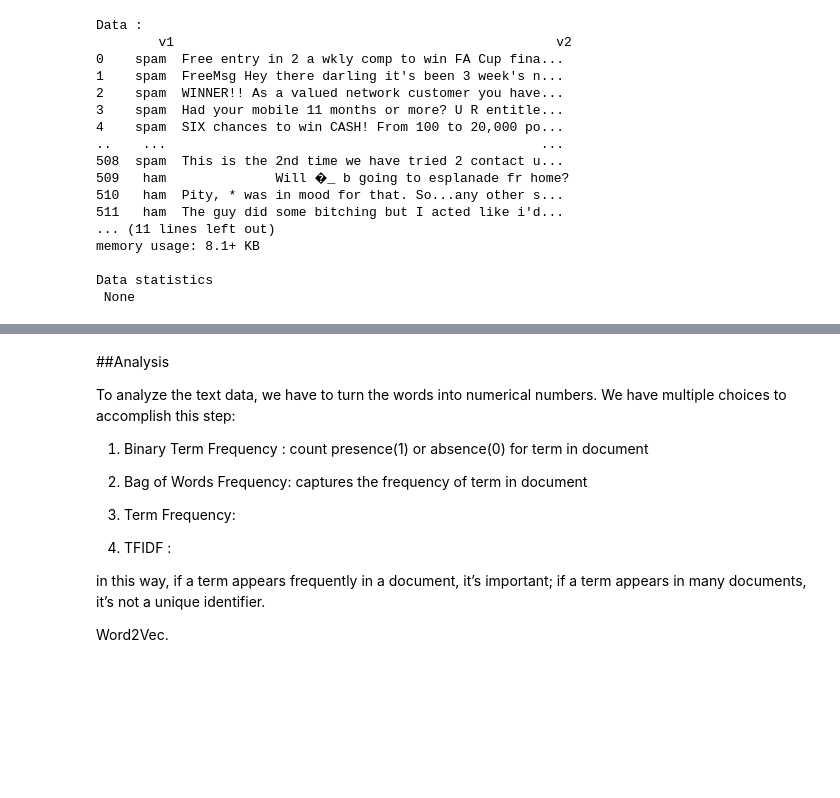
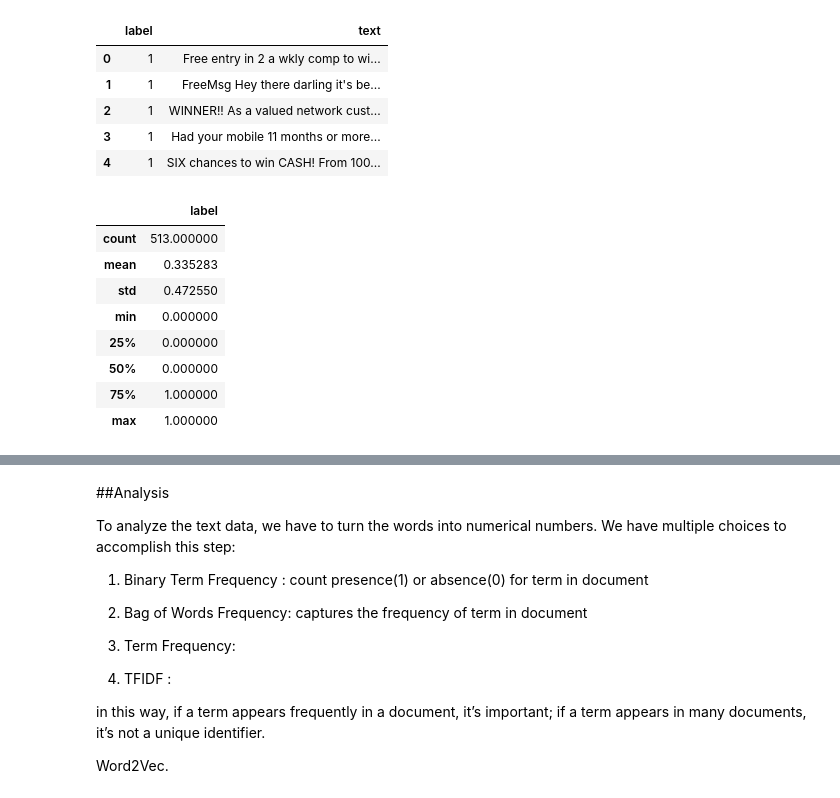
Before and after one commit to yash-a-18/002_YashAmethiya, a Jupyter notebook: Lab-4/SpamText-NB and DT.ipynb, the cells around one changed output, grey strips where cells are left out. Saved outputs shown, nothing was run; the diff lists cells and outputs as text; code cells hidden in the pictures; blank space fills up the shorter version.

```diff
--- a/Lab-4/SpamText-NB and DT.ipynb
+++ b/Lab-4/SpamText-NB and DT.ipynb
@@ -7,24 +8,27 @@ from sklearn.preprocessing import LabelEncoder
 
 stopwords = [ "a", "about", "above", "after", "again", "against", "all", "am", "an", "and", "any", "are", "as", "at", "be", "because", "been", "before", "being", "below", "between", "both", "but", "by", "could", "did", "do", "does", "doing", "down", "during", "each", "few", "for", "from", "further", "had", "has", "have", "having", "he", "he'd", "he'll", "he's", "her", "here", "here's", "hers", "herself", "him", "himself", "his", "how", "how's", "i", "i'd", "i'll", "i'm", "i've", "if", "in", "into", "is", "it", "it's", "its", "itself", "let's", "me", "more", "most", "my", "myself", "nor", "of", "on", "once", "only", "or", "other", "ought", "our", "ours", "ourselves", "out", "over", "own", "same", "she", "she'd", "she'll", "she's", "should", "so", "some", "such", "than", "that", "that's", "the", "their", "theirs", "them", "themselves", "then", "there", "there's", "these", "they", "they'd", "they'll", "they're", "they've", "this", "those", "through", "to", "too", "under", "until", "up", "very", "was", "we", "we'd", "we'll", "we're", "we've", "were", "what", "what's", "when", "when's", "where", "where's", "which", "while", "who", "who's", "whom", "why", "why's", "with", "would", "you", "you'd", "you'll", "you're", "you've", "your", "yours", "yourself", "yourselves" ]
-# %%
-datasets = pd.read_csv('spam1.csv')
-print("\nData :\n",datasets)
-print("\nData statistics\n",datasets.info())
-# %% [output]
-Data :
-        v1                                                 v2
-0    spam  Free entry in 2 a wkly comp to win FA Cup fina...
-1    spam  FreeMsg Hey there darling it's been 3 week's n...
-2    spam  WINNER!! As a valued network customer you have...
-3    spam  Had your mobile 11 months or more? U R entitle...
-4    spam  SIX chances to win CASH! From 100 to 20,000 po...
-..    ...                                                ...
-508  spam  This is the 2nd time we have tried 2 contact u...
-509   ham              Will �_ b going to esplanade fr home?
-510   ham  Pity, * was in mood for that. So...any other s...
-511   ham  The guy did some bitching but I acted like i'd...
-... (11 lines left out)
-memory usage: 8.1+ KB
-
-Data statistics
- None
+# %%
+datasets = pd.read_csv('spam1.csv')
+
+datasets = datasets.rename(columns={"v1":"label", "v2":"text"})
+datasets['label'] = datasets['label'].replace({'spam':1, 'ham':0})
+datasets.head()
+# %% [output]
+|  | label | text |
+| 0 | 1 | Free entry in 2 a wkly comp to wi... |
+| 1 | 1 | FreeMsg Hey there darling it's be... |
+| 2 | 1 | WINNER!! As a valued network cust... |
+| 3 | 1 | Had your mobile 11 months or more... |
+| 4 | 1 | SIX chances to win CASH! From 100... |
+# %%
+datasets.describe()
+# %% [output]
+|  | label |
+| count | 513.000000 |
+| mean | 0.335283 |
+| std | 0.472550 |
+| min | 0.000000 |
+| 25% | 0.000000 |
+| 50% | 0.000000 |
+| 75% | 1.000000 |
+| max | 1.000000 |
```
Also changed, not shown: parts of 15 cells of this notebook, 5 other files.
